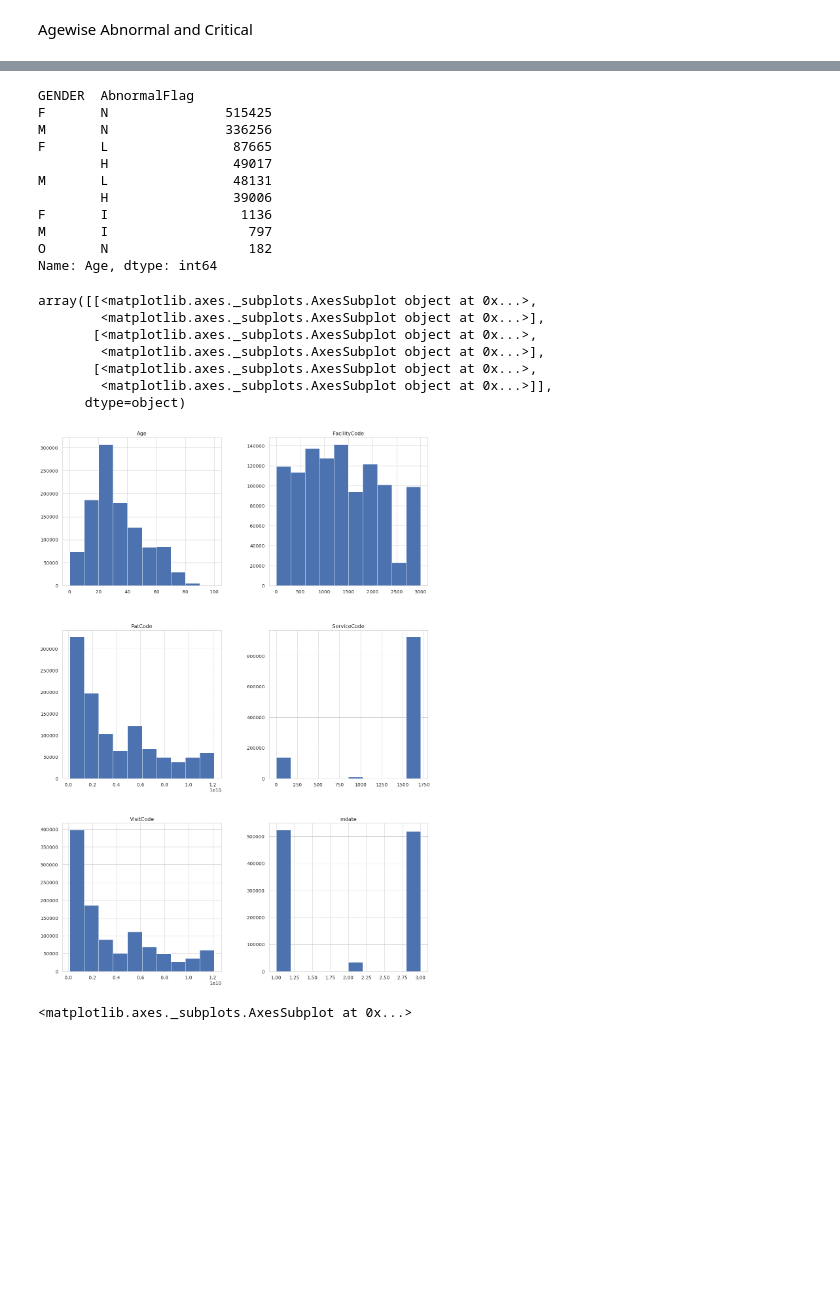
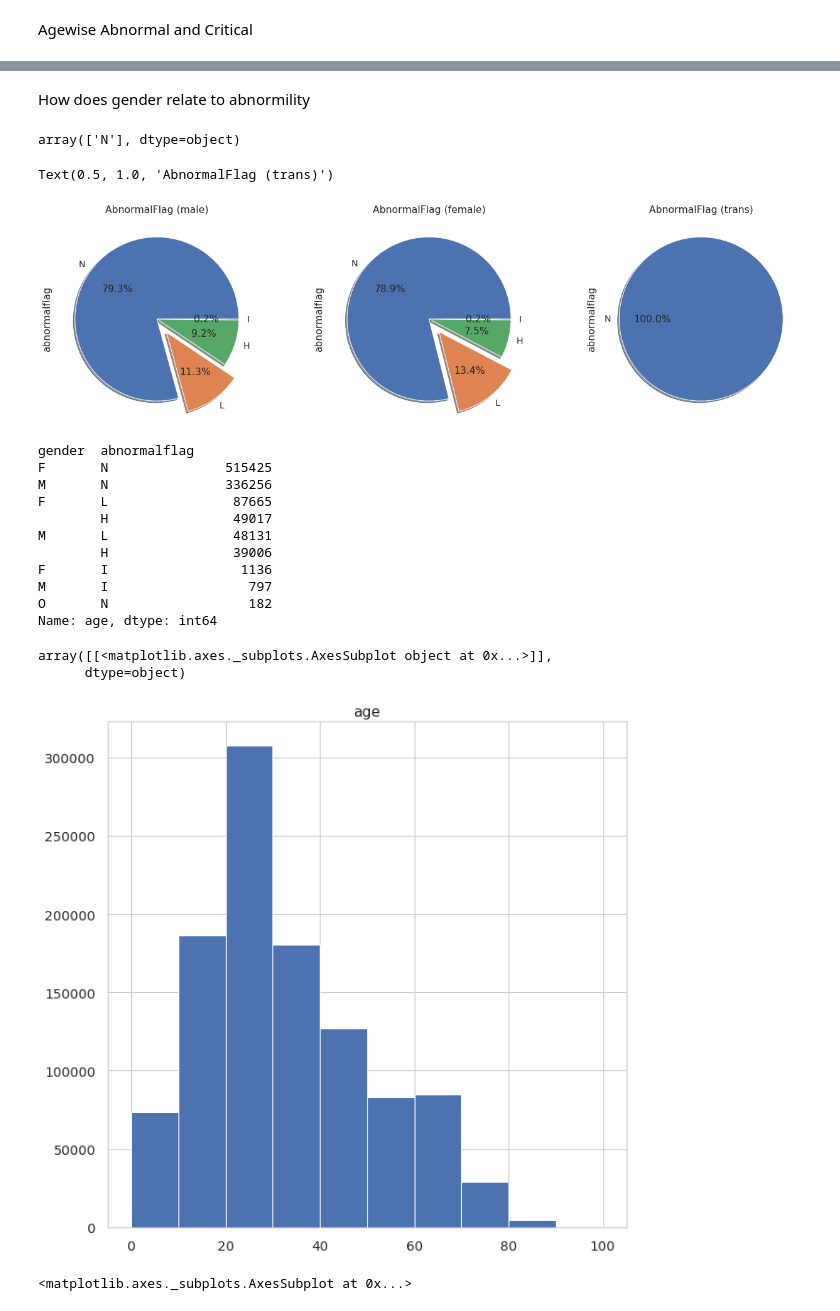
Before and after one commit to jaymalak/HIMS, a Jupyter notebook: HIMS_pilot1to3oct2019.ipynb, the cells around one changed output, grey strips where cells are left out. Drawn from its saved outputs; the diff is of its cells as text; code cells hidden in the pictures; blank space fills up the shorter version.

```diff
--- a/HIMS_pilot1to3oct2019.ipynb
+++ b/HIMS_pilot1to3oct2019.ipynb
@@ -481,7 +516,24 @@ Text(0, 0.5, 'Age')
+# %% [markdown]
+How does gender relate to abnormility
+# %%
+all_data['abnormalflag'][all_data['gender'] == 'O'].unique()
+# %% [output]
+array(['N'], dtype=object)
+# %%
+f,ax = plt.subplots(1,3,figsize=(22,6))
+all_data['abnormalflag'][all_data['gender'] == 'M'].value_counts().plot.pie(explode=[0,0.2,0,0],autopct='%1.1f%%',ax=ax[0],shadow=True)
+all_data['abnormalflag'][all_data['gender'] == 'F'].value_counts().plot.pie(explode=[0,0.2,0,0],autopct='%1.1f%%',ax=ax[1],shadow=True)
+all_data['abnormalflag'][all_data['gender'] == 'O'].value_counts().plot.pie(autopct='%1.1f%%',ax=ax[2],shadow=True)
+ax[0].set_title('AbnormalFlag (male)')
+ax[1].set_title('AbnormalFlag (female)')
+ax[2].set_title('AbnormalFlag (trans)')
+# %% [output]
+Text(0.5, 1.0, 'AbnormalFlag (trans)')
+[figure, added]
 # %%
-all_data.groupby(['GENDER','AbnormalFlag'])['Age'].count().sort_values(ascending=False)
+all_data.groupby(['gender','abnormalflag'])['age'].count().sort_values(ascending=False)
 # %% [output]
-GENDER  AbnormalFlag
+gender  abnormalflag
 F       N               515425
 M       N               336256
 F       L                87665
@@ -491,18 +543,13 @@ M       L                48131
 F       I                 1136
 M       I                  797
 O       N                  182
-Name: Age, dtype: int64
+Name: age, dtype: int64
 # %%
-all_data.hist(figsize=(20,30))
+all_data.hist(column='age',figsize=(10,10))
 # %% [output]
-array([[<matplotlib.axes._subplots.AxesSubplot object at 0x...>,
-        <matplotlib.axes._subplots.AxesSubplot object at 0x...>],
-       [<matplotlib.axes._subplots.AxesSubplot object at 0x...>,
-        <matplotlib.axes._subplots.AxesSubplot object at 0x...>],
-       [<matplotlib.axes._subplots.AxesSubplot object at 0x...>,
-        <matplotlib.axes._subplots.AxesSubplot object at 0x...>]],
+array([[<matplotlib.axes._subplots.AxesSubplot object at 0x...>]],
       dtype=object)
-[figure, old version]
+[figure, new version]
 # %%
 sns.boxplot(x="GENDER", y="Age", data=all_data)
 # %% [output]
```
Also changed, not shown: parts of 13 cells of this notebook.
